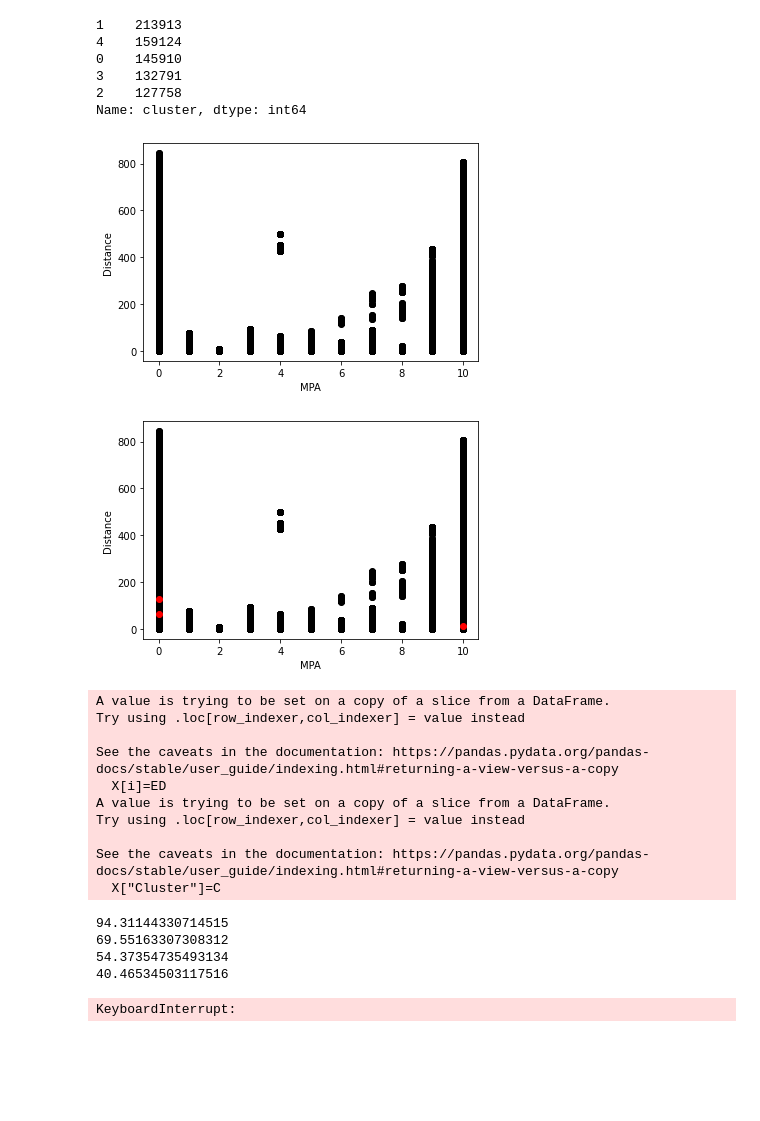
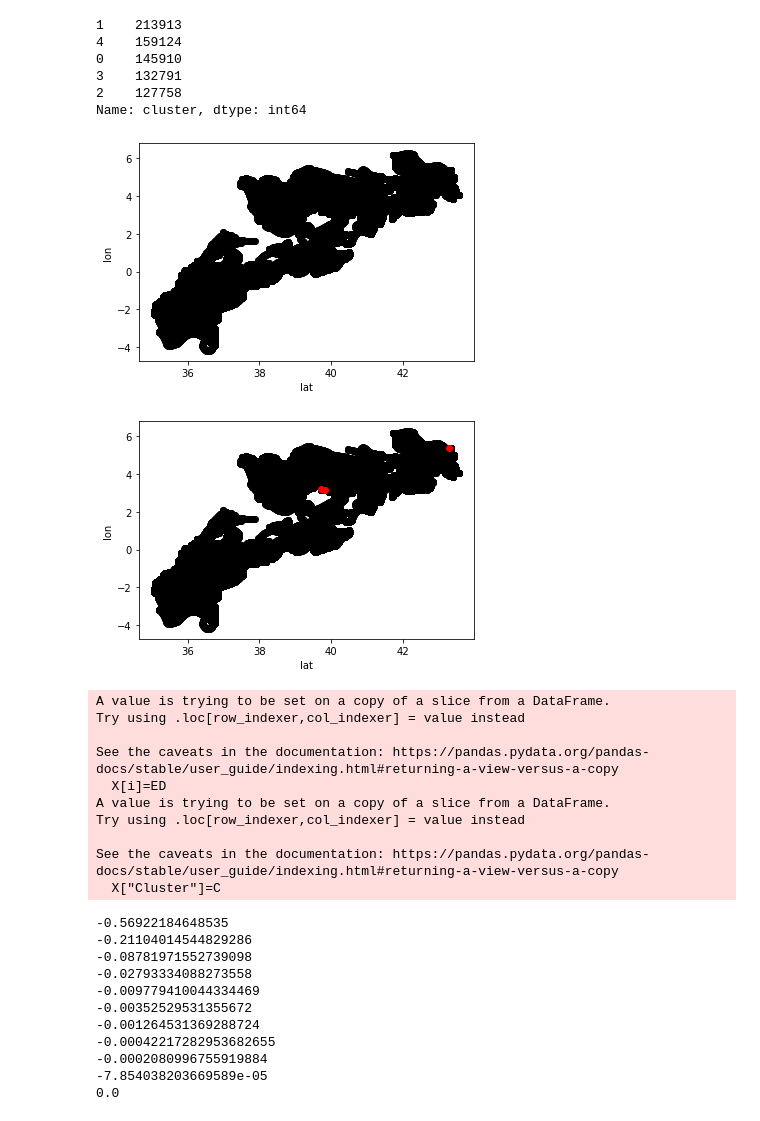
Before and after one commit to siradam/DataMining_Project, a Jupyter notebook: Clustering_March_Tom.ipynb, the cells around one changed output. Cells and saved outputs as stored; diff of their text form; code cells hidden in the pictures; blank space fills up the shorter version.

```diff
--- a/Clustering_March_Tom.ipynb
+++ b/Clustering_March_Tom.ipynb
@@ -85,26 +87,26 @@ frame['cluster'].value_counts()
 2    127758
 Name: cluster, dtype: int64
 # %%
-X = df[["MPA","distance"]]
-plt.scatter(X["MPA"],X["distance"],c='black')
-plt.xlabel('MPA')
-plt.ylabel('Distance')
+X = df[["lat","lon"]]
+plt.scatter(X["lat"],X["lon"],c='black')
+plt.xlabel('lat')
+plt.ylabel('lon')
 plt.show()
 # %% [output]
-[figure, old version]
+[figure, new version]
 # %%
 #number of clusters
 K=3
 
 # Select random observation as centroids
 Centroids = (X.sample(n=K))
-plt.scatter(X["MPA"],X["distance"],c='black')
-plt.scatter(Centroids["MPA"],Centroids["distance"],c='red')
-plt.xlabel('MPA')
-plt.ylabel('Distance')
+plt.scatter(X["lat"],X["lon"],c='black')
+plt.scatter(Centroids["lat"],Centroids["lon"],c='red')
+plt.xlabel('lat')
+plt.ylabel('lon')
 plt.show()
 # %% [output]
-[figure, old version]
+[figure, new version]
 # %%
 diff = 1
 j=0
@@ -115,8 +117,8 @@ while(diff!=0):
     for index1,row_c in Centroids.iterrows():
         ED=[]
         for index2,row_d in XD.iterrows():
-            d1=(row_c["MPA"]-row_d["MPA"])**2
-            d2=(row_c["distance"]-row_d["distance"])**2
+            d1=(row_c["lat"]-row_d["lat"])**2
+            d2=(row_c["lon"]-row_d["lon"])**2
             d=np.sqrt(d1+d2)
             ED.append(d)
         X[i]=ED
@@ -132,14 +134,14 @@ while(diff!=0):
                 pos=i+1
         C.append(pos)
     X["Cluster"]=C
-    Centroids_new = X.groupby(["Cluster"]).mean()[["distance","MPA"]]
+    Centroids_new = X.groupby(["Cluster"]).mean()[["lon","lat"]]
     if j == 0:
         diff=1
         j=j+1
     else:
-        diff = (Centroids_new['distance'] - Centroids['distance']).sum() + (Centroids_new['MPA'] - Centroids['MPA']).sum()
+        diff = (Centroids_new['lon'] - Centroids['lon']).sum() + (Centroids_new['lat'] - Centroids['lat']).sum()
         print(diff.sum())
-    Centroids = X.groupby(["Cluster"]).mean()[["distance","MPA"]]
+    Centroids = X.groupby(["Cluster"]).mean()[["lon","lat"]]
 # %% [output]
 A value is trying to be set on a copy of a slice from a DataFrame.
 Try using .loc[row_indexer,col_indexer] = value instead
@@ -151,11 +153,17 @@ Try using .loc[row_indexer,col_indexer] = value instead
 
 See the caveats in the documentation: https://pandas.pydata.org/pandas-docs/stable/user_guide/indexing.html#returning-a-view-versus-a-copy
   X["Cluster"]=C
-94.31144330714515
-69.55163307308312
-54.37354735493134
-40.46534503117516
+-0.56922184648535
+-0.21104014544829286
+-0.08781971552739098
+-0.02793334088273558
+-0.009779410044334469
+-0.00352529531355672
+-0.001264531369288724
+-0.00042217282953682655
+-0.0002080996755919884
+-7.854038203669589e-05
+0.0
-KeyboardInterrupt:
 # %%
 color=['blue','green','cyan']
 for k in range(K):
```
Also changed, not shown: parts of 2 cells of this notebook.
